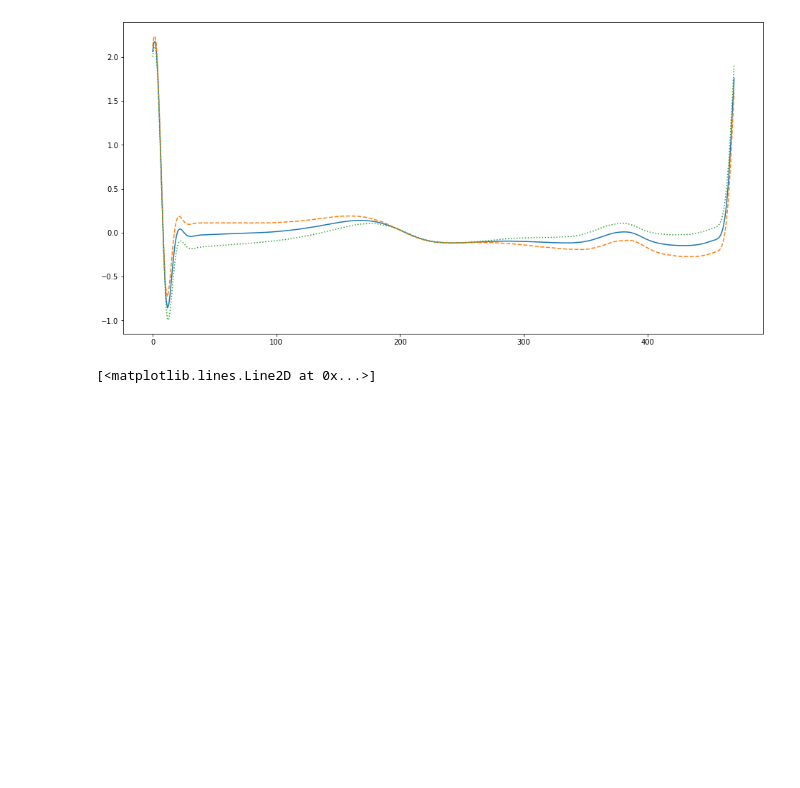
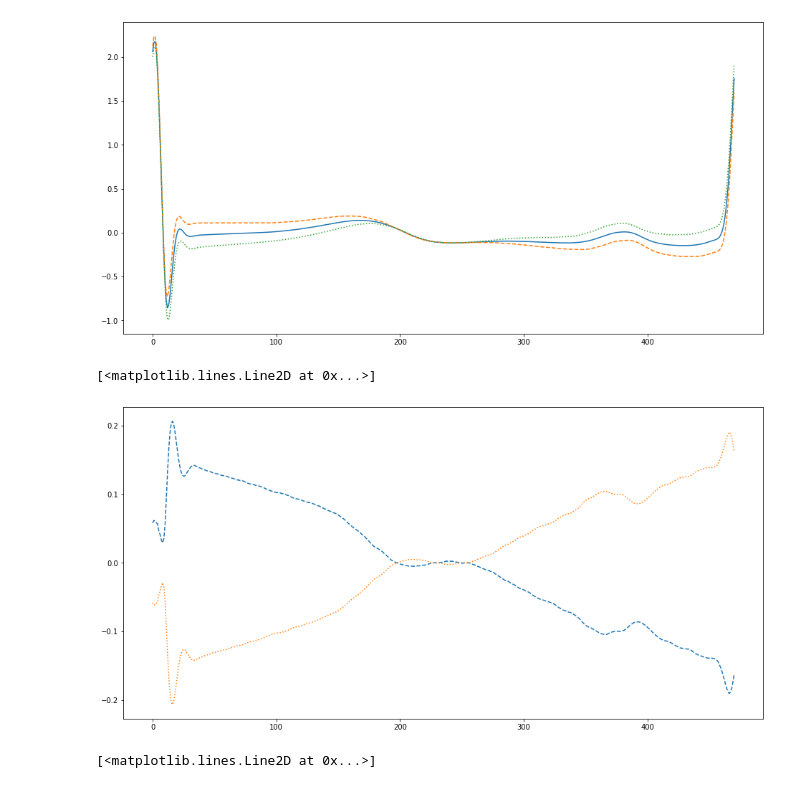
Before and after one commit to ArneKramerSunderbrink/functional_data_hmm, a Jupyter notebook: exploration.ipynb, the cells around one changed output. Cells and saved outputs as stored; diff of their text form; code cells hidden in the pictures; blank space fills up the shorter version.

```diff
--- a/exploration.ipynb
+++ b/exploration.ipynb
@@ -487,6 +526,13 @@ print(pca.explained_variance_ratio_[1])
 # %% [output]
 0.2497080502666588
 [figure]
+# %%
+# this is mainly just baseline wandering
+plt.plot(+ 2 * pca.components_[1,], '--')
+plt.plot(- 2 * pca.components_[1,], ':')
+# %% [output]
+[<matplotlib.lines.Line2D at 0x...>]
+[figure, added]
 # %%
 # zwischen dimension 1 und 3 gibt es scheinbar eine quadratische abhängigkeit
 plt.plot(x_transformed[:, 0], x_transformed[:, 2], '.')
```
Also changed, not shown: parts of 66 cells of this notebook, 1 other file.
